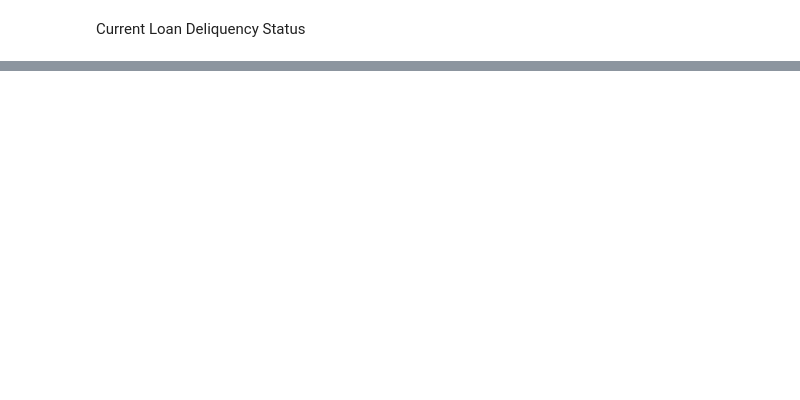
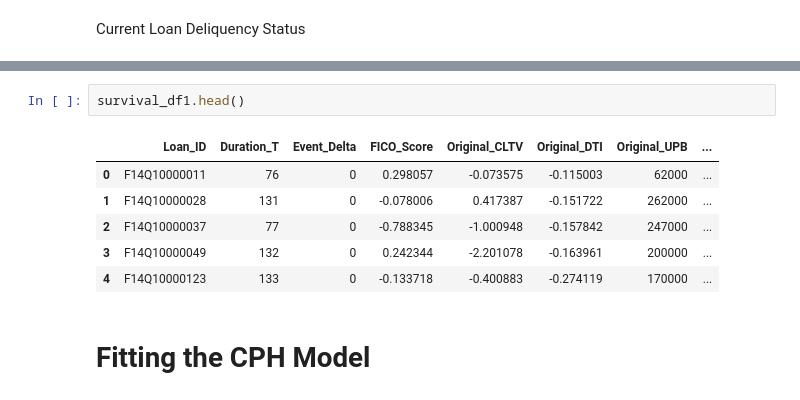
Before and after one commit to divija-rao/MBS_RiskManagement, a Jupyter notebook: cph_1 copy.ipynb, the cells around one changed output, grey strips where cells are left out. Saved outputs shown, nothing was run; the diff lists cells and outputs as text; blank space fills up the shorter version.

```diff
--- a/cph_1 copy.ipynb
+++ b/cph_1 copy.ipynb
@@ -540,0 +588,11 @@ ValueError: could not convert string to float: 'P'
+# %%
+survival_df1.head()
+# %% [output]
+|  | Loan_ID | Duration_T | Event_Delta | FICO_Score | Original_CLTV | Original_DTI | Original_UPB | ... |
+| 0 | F14Q10000011 | 76 | 0 | 0.298057 | -0.073575 | -0.115003 | 62000 | ... |
+| 1 | F14Q10000028 | 131 | 0 | -0.078006 | 0.417387 | -0.151722 | 262000 | ... |
+| 2 | F14Q10000037 | 77 | 0 | -0.788345 | -1.000948 | -0.157842 | 247000 | ... |
+| 3 | F14Q10000049 | 132 | 0 | 0.242344 | -2.201078 | -0.163961 | 200000 | ... |
+| 4 | F14Q10000123 | 133 | 0 | -0.133718 | -0.400883 | -0.274119 | 170000 | ... |
+# %% [markdown]
+# Fitting the CPH Model
```
Also changed, not shown: parts of 44 cells of this notebook.
